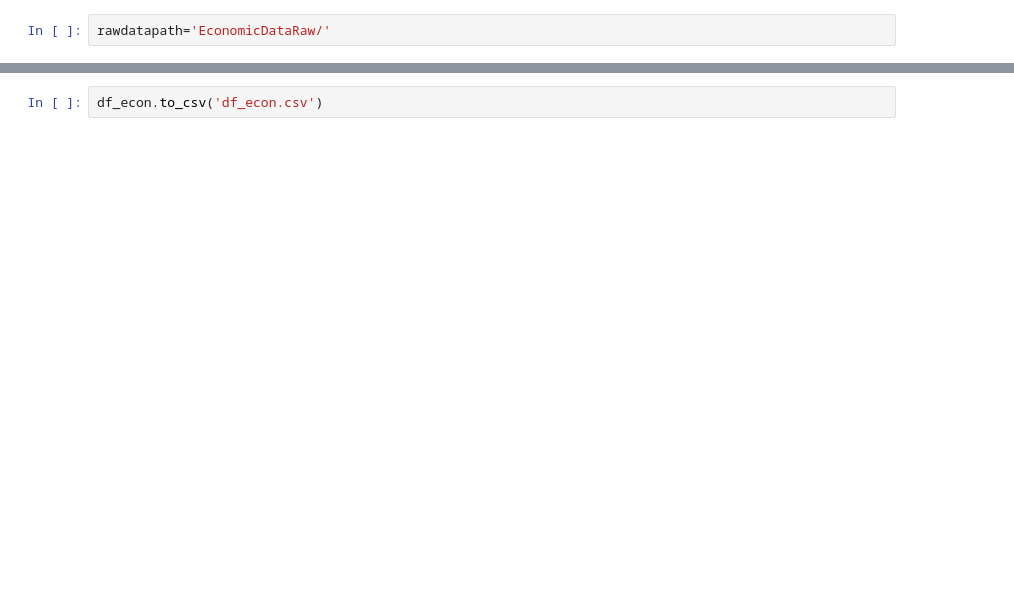
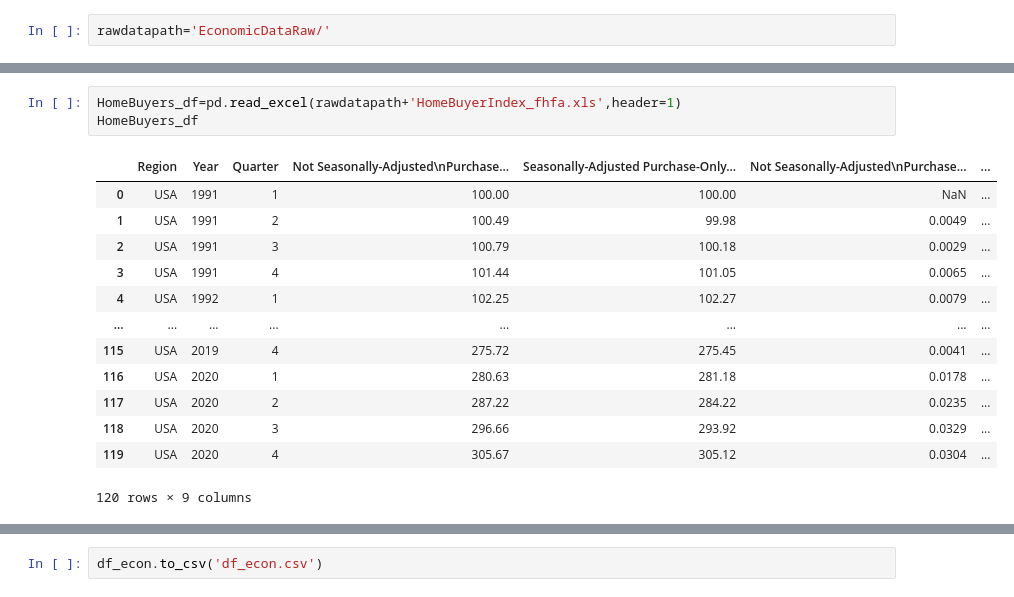
Before and after one commit to emilymcdaniel/Final_Project, a Jupyter notebook: StuctureSketch.ipynb, the cells around one changed output, grey strips where cells are left out. Saved outputs shown, nothing was run; the diff lists cells and outputs as text; blank space fills up the shorter version.

```diff
--- a/StuctureSketch.ipynb
+++ b/StuctureSketch.ipynb
@@ -129,0 +172,17 @@ Name: 1985-02-01 00:00:00, dtype: float64
+# %%
+HomeBuyers_df=pd.read_excel(rawdatapath+'HomeBuyerIndex_fhfa.xls',header=1)
+HomeBuyers_df
+# %% [output]
+|  | Region | Year | Quarter | Not Seasonally-Adjusted\nPurchase... | Seasonally-Adjusted Purchase-Only... | Not Seasonally-Adjusted\nPurchase... | ... |
+| 0 | USA | 1991 | 1 | 100.00 | 100.00 | NaN | ... |
+| 1 | USA | 1991 | 2 | 100.49 | 99.98 | 0.0049 | ... |
+| 2 | USA | 1991 | 3 | 100.79 | 100.18 | 0.0029 | ... |
+| 3 | USA | 1991 | 4 | 101.44 | 101.05 | 0.0065 | ... |
+| 4 | USA | 1992 | 1 | 102.25 | 102.27 | 0.0079 | ... |
+| ... | ... | ... | ... | ... | ... | ... | ... |
+| 115 | USA | 2019 | 4 | 275.72 | 275.45 | 0.0041 | ... |
+| 116 | USA | 2020 | 1 | 280.63 | 281.18 | 0.0178 | ... |
+| 117 | USA | 2020 | 2 | 287.22 | 284.22 | 0.0235 | ... |
+| 118 | USA | 2020 | 3 | 296.66 | 293.92 | 0.0329 | ... |
+| 119 | USA | 2020 | 4 | 305.67 | 305.12 | 0.0304 | ... |
+120 rows × 9 columns
```
Also changed, not shown: parts of 51 cells of this notebook, 1 other file.
